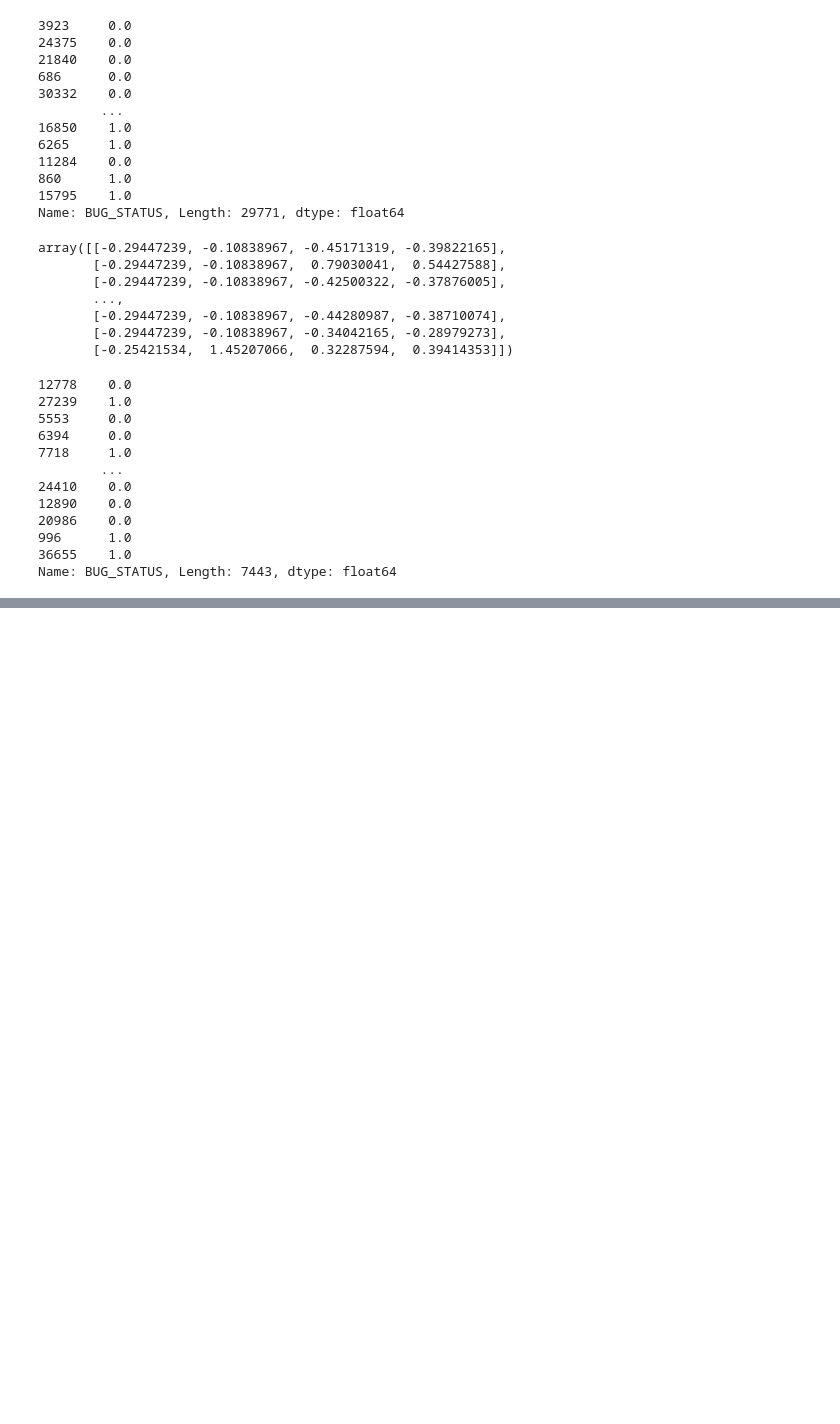
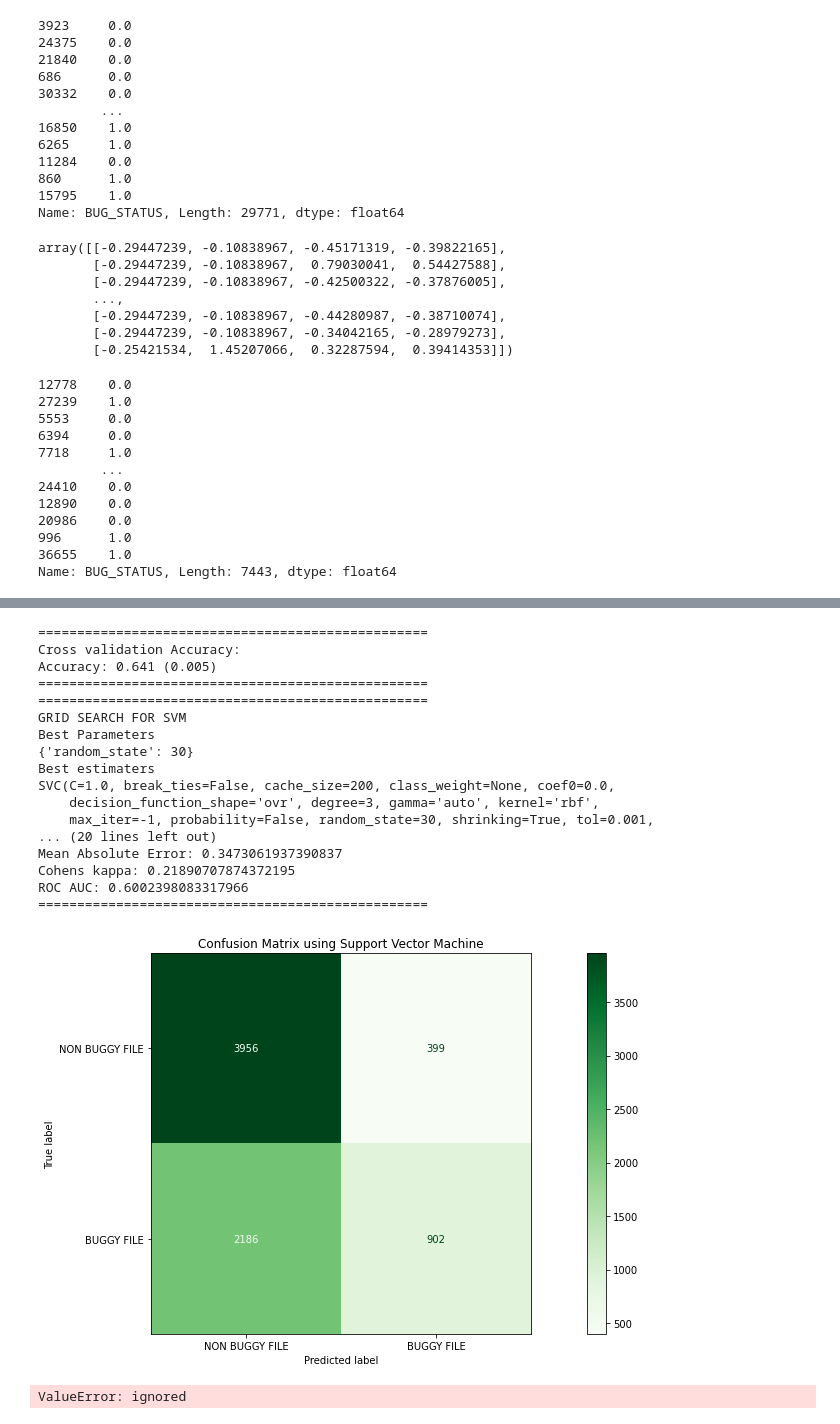
Before and after one commit to bramha574/SDP, a Jupyter notebook: softwaredefectprediction_code_metrics.ipynb, the cells around one changed output, grey strips where cells are left out. Saved outputs shown, nothing was run; the diff lists cells and outputs as text; code cells hidden in the pictures; blank space fills up the shorter version.

```diff
--- a/softwaredefectprediction_code_metrics.ipynb
+++ b/softwaredefectprediction_code_metrics.ipynb
@@ -512,9 +512,20 @@ print("GRID SEARCH FOR SVM")
 
 params = {
     "random_state":range(30,40)}
+gs_svm = GridSearchCV(model,
+                      param_grid=params,
+                      scoring='accuracy',
+                      cv=10)
+gs_svm.fit(X_train, y_train)
+
+print("Best Parameters")
+print(gs_svm.best_params_)
+
+print("Best estimaters")
+print(gs_svm.best_estimator_)
 
 #Predicting Bugs
-y_pred = gs_svm.predict(X_test)
+y_pred = gs_svm.best_estimator_.predict(X_test)
 
 #CONFUSION MATRIX
 print(50*"=")
@@ -532,37 +543,58 @@ confusion = plot_confusion_matrix(gs_svm.best_estimator_,X_test,y_test,
                                  display_labels=class_names,
                                  cmap=plt.cm.Greens,
                                  normalize=None, values_format = '.0f')
+
+
 
 
 confusion.ax_.set_title("Confusion Matrix using Support Vector Machine")
 
 print(50*"=")
 print(classification_report(y_test,y_pred))
 print(50*"=")
 #====================================================================================================
 
 # Model Accuracy: how often is the classifier correct?
 RF_Accuracy = metrics.accuracy_score(y_test, y_pred)
 print("Accuracy:",RF_Accuracy)
 
 # Model Precision: what percentage of positive tuples are labeled as such?
 print("Precision:",metrics.precision_score(y_test, y_pred))
 
 # Model Recall: what percentage of positive tuples are labelled as such?
 print("Recall:",metrics.recall_score(y_test, y_pred))
 
 #Calculate F1 Score
 print("F1 Score:",metrics.f1_score(y_test, y_pred))
 
 #Calculate Mean Absolute Error
 print("Mean Absolute Error:",metrics.mean_absolute_error(y_test, y_pred))
 
 # kappa
 print("Cohens kappa:", metrics.cohen_kappa_score(y_test, y_pred))
 
 # ROC AUC
 print("ROC AUC:", metrics.roc_auc_score(y_test, y_pred))
 print(50*"=")
+# %% [output]
+==================================================
+Cross validation Accuracy:
+Accuracy: 0.641 (0.005)
+==================================================
+==================================================
+GRID SEARCH FOR SVM
+Best Parameters
+{'random_state': 30}
+Best estimaters
+SVC(C=1.0, break_ties=False, cache_size=200, class_weight=None, coef0=0.0,
+    decision_function_shape='ovr', degree=3, gamma='auto', kernel='rbf',
+    max_iter=-1, probability=False, random_state=30, shrinking=True, tol=0.001,
+... (20 lines left out)
+Mean Absolute Error: 0.3473061937390837
+Cohens kappa: 0.21890707874372195
+ROC AUC: 0.6002398083317966
+==================================================
+[figure, added]
 # %%
 #Random Forest
 from numpy import mean
@@ -643,6 +675,8 @@ print("Cohens kappa:", metrics.cohen_kappa_score(y_test, y_pred))
 # ROC AUC
 print("ROC AUC:", metrics.roc_auc_score(y_test, y_pred))
 print(50*"=")
+# %% [output]
+ValueError: ignored
 # %%
 #Naive Bayes
 from numpy import mean
```
Also changed, not shown: parts of 8 cells of this notebook.
